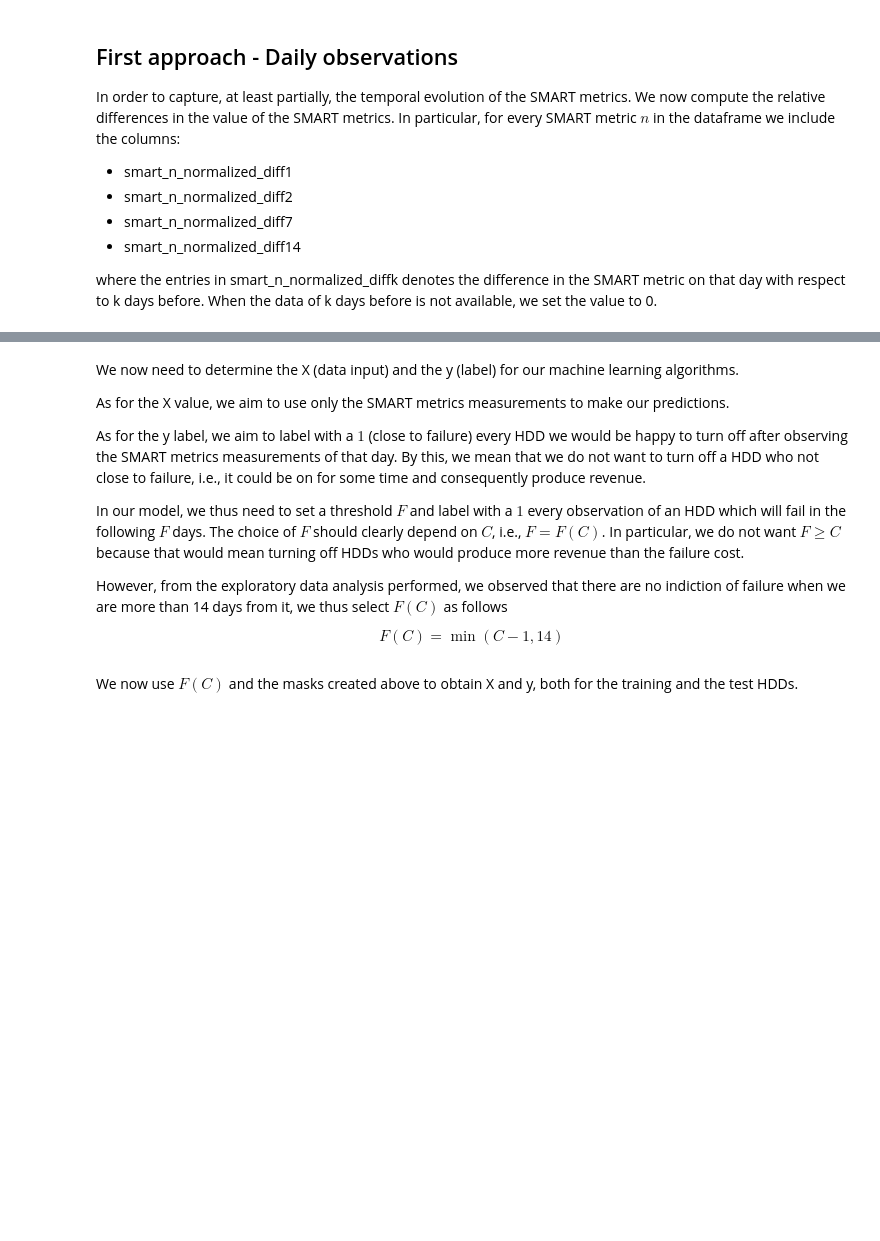
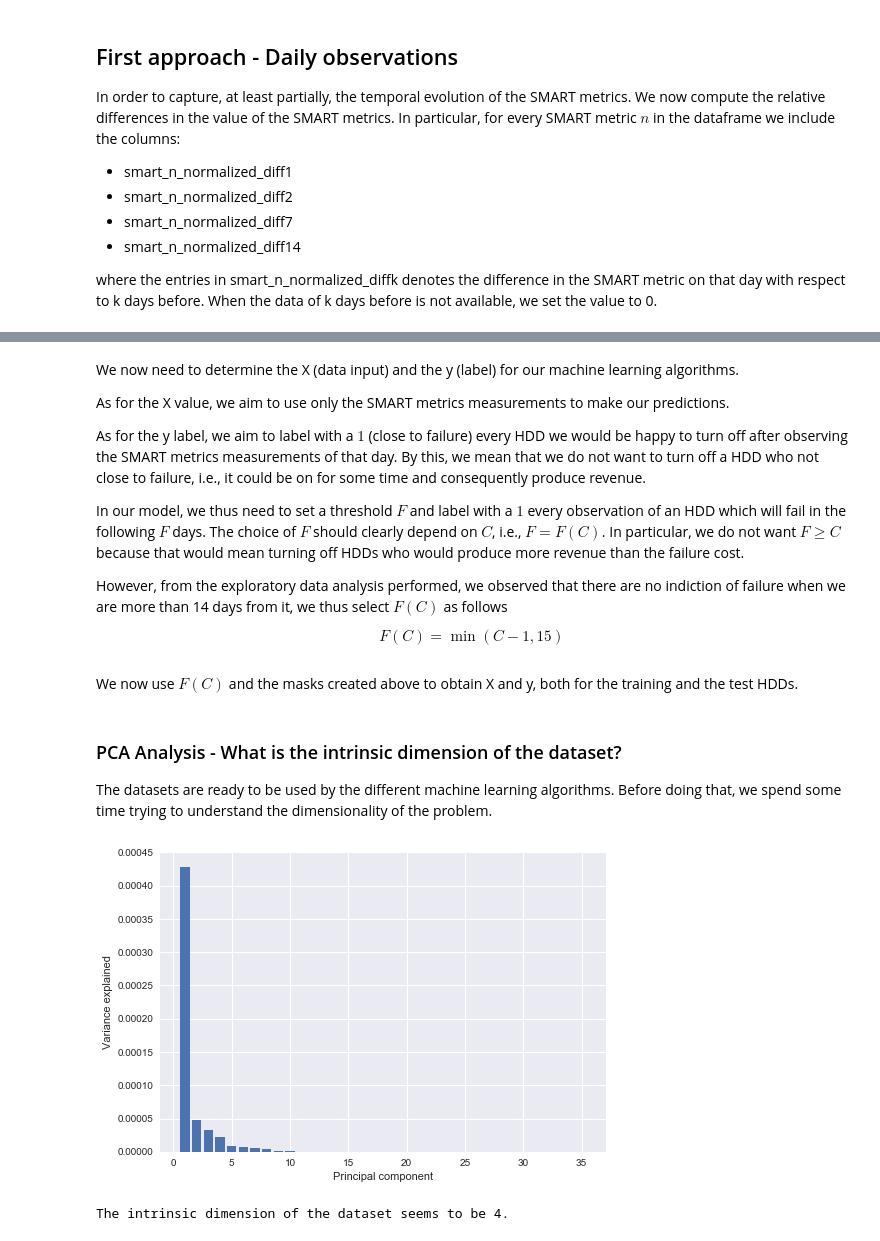
Before and after one commit to FabCec/planned_replacements, a Jupyter notebook: 4. Machine learning and optimization problem.ipynb, the cells around one changed output, grey strips where cells are left out. Drawn from its saved outputs; the diff is of its cells as text; code cells hidden in the pictures; blank space fills up the shorter version.

```diff
--- a/4. Machine learning and optimization problem.ipynb
+++ b/4. Machine learning and optimization problem.ipynb
@@ -192,7 +192,7 @@ In our model, we thus need to set a threshold $F$ and label with a $1$ every obs
 However, from the exploratory data analysis performed, we observed that there are no indiction of failure when we are more than 14 days from it, we thus select $F(C)$ as follows
 
 $$
-F(C) = \min(C-1, 14)
+F(C) = \min(C-1, 15)
 $$
 # %% [markdown]
 We now use $F(C)$ and the masks created above to obtain X and y, both for the training and the test HDDs.
@@ -208,3 +209,30 @@ X_train = df[col_X].loc[training_data_mask, :].values
 X_test = df[col_X].loc[test_data_mask, :].values
 y_train = df.loc[training_data_mask, 'label'].values
 y_test = df.loc[test_data_mask, 'label'].values
+# %% [markdown]
+### PCA Analysis - What is the intrinsic dimension of the dataset?
+
+The datasets are ready to be used by the different machine learning algorithms. Before doing that, we spend some time trying to understand the dimensionality of the problem.
+# %%
+from sklearn.preprocessing import Normalizer
+from sklearn.decomposition import PCA
+from sklearn.pipeline import Pipeline
+import matplotlib.cm as cm
+
+scaler = Normalizer()
+pca = PCA()
+steps = [('scaler', scaler), ('pca', pca)]
+pipeline = Pipeline(steps)
+
+pipeline.fit(X_train)
+#pca.fit(X_train)
+
+plt.bar(range(1,len(col_X)+1), pca.explained_variance_)
+plt.xlabel('Principal component')
+plt.ylabel('Variance explained')
+plt.show()
+
+print('The intrinsic dimension of the dataset seems to be 4.')
+# %% [output]
+[figure, added]
+The intrinsic dimension of the dataset seems to be 4.
```
Also changed, not shown: parts of 14 cells of this notebook.
